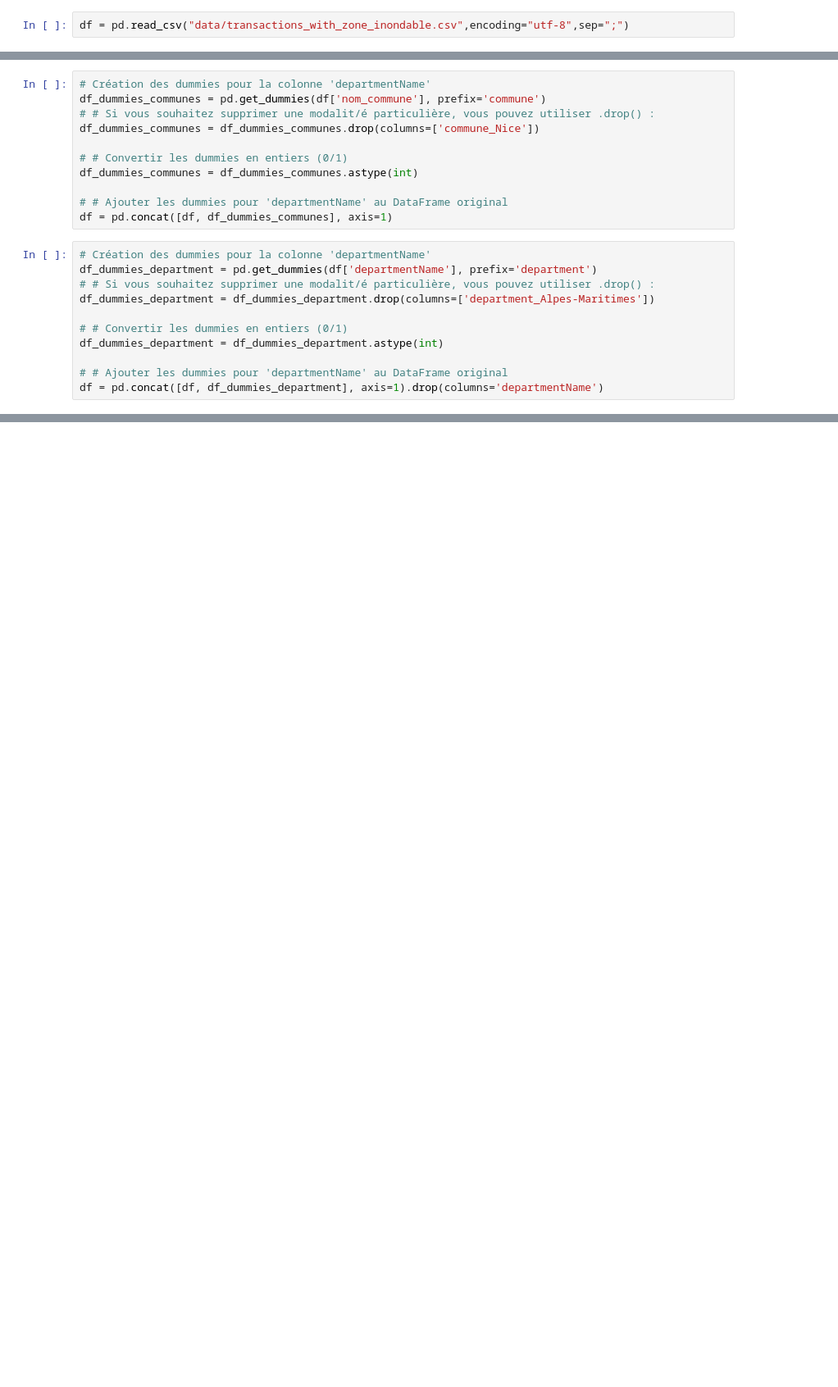
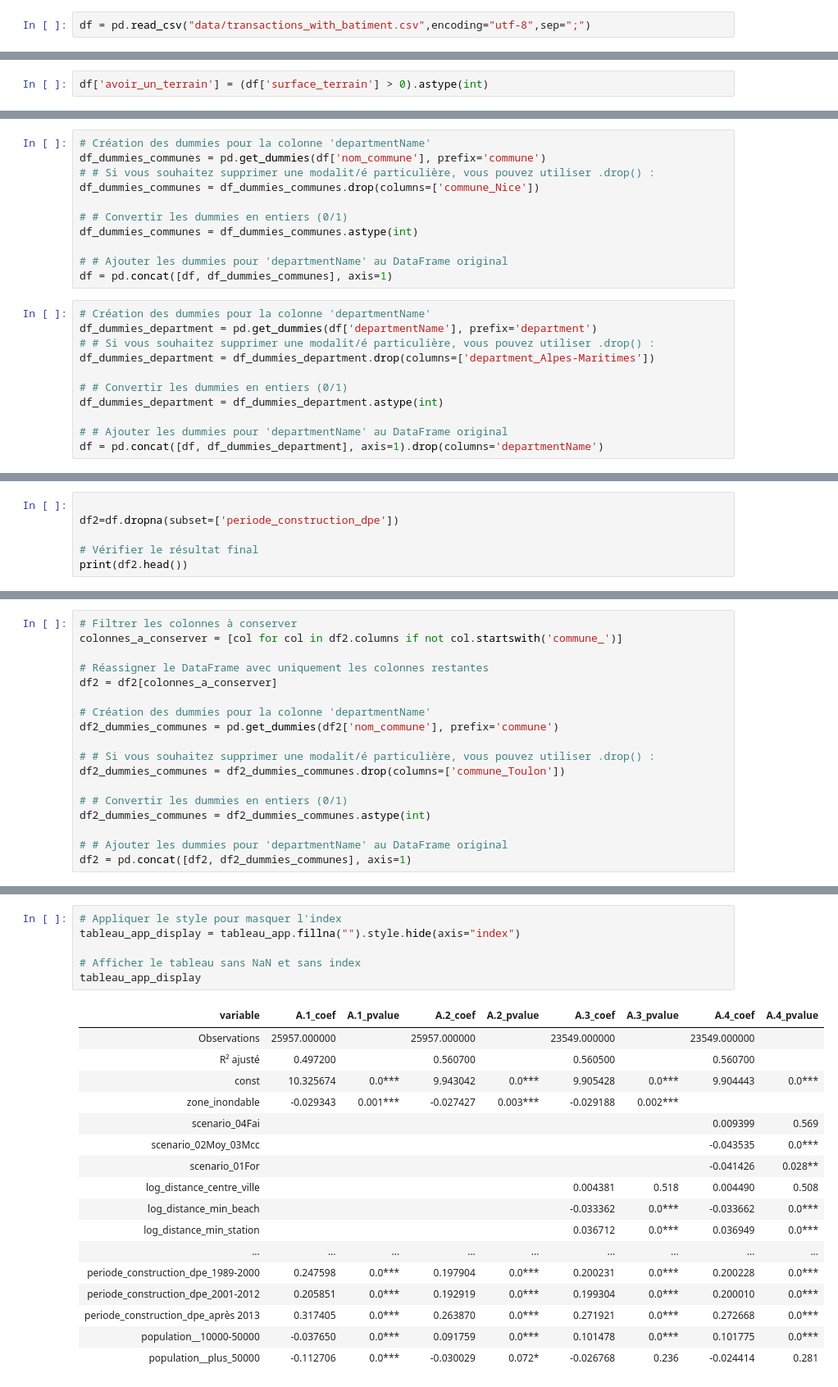
Before and after one commit to fjacquetin/projet_python, a Jupyter notebook: 6.modelisation.ipynb, the cells around one changed output, grey strips where cells are left out. Shown at 82% size. Drawn from its saved outputs; the diff is of its cells as text; blank space fills up the shorter version.

```diff
--- a/6.modelisation.ipynb
+++ b/6.modelisation.ipynb
@@ -32,4 +32,4 @@ from script import modeling
 from geopy.geocoders import Nominatim
 from geopy.exc import GeocoderTimedOut
 # %%
-df = pd.read_csv("data/transactions_with_zone_inondable.csv",encoding="utf-8",sep=";")
+df = pd.read_csv("data/transactions_with_batiment.csv",encoding="utf-8",sep=";")
@@ -59,0 +36,2 @@ Series.__getitem__ treating keys as positions is deprecated. In a future version
+# %%
+df['avoir_un_terrain'] = (df['surface_terrain'] > 0).astype(int)
@@ -181,0 +238,6 @@ df = pd.concat([df, df_dummies_department], axis=1).drop(columns='departmentName
+# %%
+
+df2=df.dropna(subset=['periode_construction_dpe'])
+
+# Vérifier le résultat final
+print(df2.head())
@@ -182 +267,19 @@ df = pd.concat([df, df_dummies_department], axis=1).drop(columns='departmentName
+# %%
+# Filtrer les colonnes à conserver
+colonnes_a_conserver = [col for col in df2.columns if not col.startswith('commune_')]
+
+# Réassigner le DataFrame avec uniquement les colonnes restantes
+df2 = df2[colonnes_a_conserver]
+
+# Création des dummies pour la colonne 'departmentName'
+df2_dummies_communes = pd.get_dummies(df2['nom_commune'], prefix='commune')
+
+# # Si vous souhaitez supprimer une modalit/é particulière, vous pouvez utiliser .drop() :
+df2_dummies_communes = df2_dummies_communes.drop(columns=['commune_Toulon'])
+
+# # Convertir les dummies en entiers (0/1)
+df2_dummies_communes = df2_dummies_communes.astype(int)
+
+# # Ajouter les dummies pour 'departmentName' au DataFrame original
+df2 = pd.concat([df2, df2_dummies_communes], axis=1)
 # %%
@@ -316,0 +647,24 @@ AttributeError: module 'script.modeling' has no attribute 'extraire_resultats_mo
+# %%
+# Appliquer le style pour masquer l'index
+tableau_app_display = tableau_app.fillna("").style.hide(axis="index")
+
+# Afficher le tableau sans NaN et sans index
+tableau_app_display
+# %% [output]
+| variable | A.1_coef | A.1_pvalue | A.2_coef | A.2_pvalue | A.3_coef | A.3_pvalue | A.4_coef | A.4_pvalue |
+| Observations | 25957.000000 |  | 25957.000000 |  | 23549.000000 |  | 23549.000000 |  |
+| R² ajusté | 0.497200 |  | 0.560700 |  | 0.560500 |  | 0.560700 |  |
+| const | 10.325674 | 0.0*** | 9.943042 | 0.0*** | 9.905428 | 0.0*** | 9.904443 | 0.0*** |
+| zone_inondable | -0.029343 | 0.001*** | -0.027427 | 0.003*** | -0.029188 | 0.002*** |  |  |
+| scenario_04Fai |  |  |  |  |  |  | 0.009399 | 0.569 |
+| scenario_02Moy_03Mcc |  |  |  |  |  |  | -0.043535 | 0.0*** |
+| scenario_01For |  |  |  |  |  |  | -0.041426 | 0.028** |
+| log_distance_centre_ville |  |  |  |  | 0.004381 | 0.518 | 0.004490 | 0.508 |
+| log_distance_min_beach |  |  |  |  | -0.033362 | 0.0*** | -0.033662 | 0.0*** |
+| log_distance_min_station |  |  |  |  | 0.036712 | 0.0*** | 0.036949 | 0.0*** |
+| ... | ... | ... | ... | ... | ... | ... | ... | ... |
+| periode_construction_dpe_1989-2000 | 0.247598 | 0.0*** | 0.197904 | 0.0*** | 0.200231 | 0.0*** | 0.200228 | 0.0*** |
+| periode_construction_dpe_2001-2012 | 0.205851 | 0.0*** | 0.192919 | 0.0*** | 0.199304 | 0.0*** | 0.200010 | 0.0*** |
+| periode_construction_dpe_après 2013 | 0.317405 | 0.0*** | 0.263870 | 0.0*** | 0.271921 | 0.0*** | 0.272668 | 0.0*** |
+| population__10000-50000 | -0.037650 | 0.0*** | 0.091759 | 0.0*** | 0.101478 | 0.0*** | 0.101775 | 0.0*** |
+| population__plus_50000 | -0.112706 | 0.0*** | -0.030029 | 0.072* | -0.026768 | 0.236 | -0.024414 | 0.281 |
```
Also changed, not shown: parts of 16 cells of this notebook, 3 other files.
